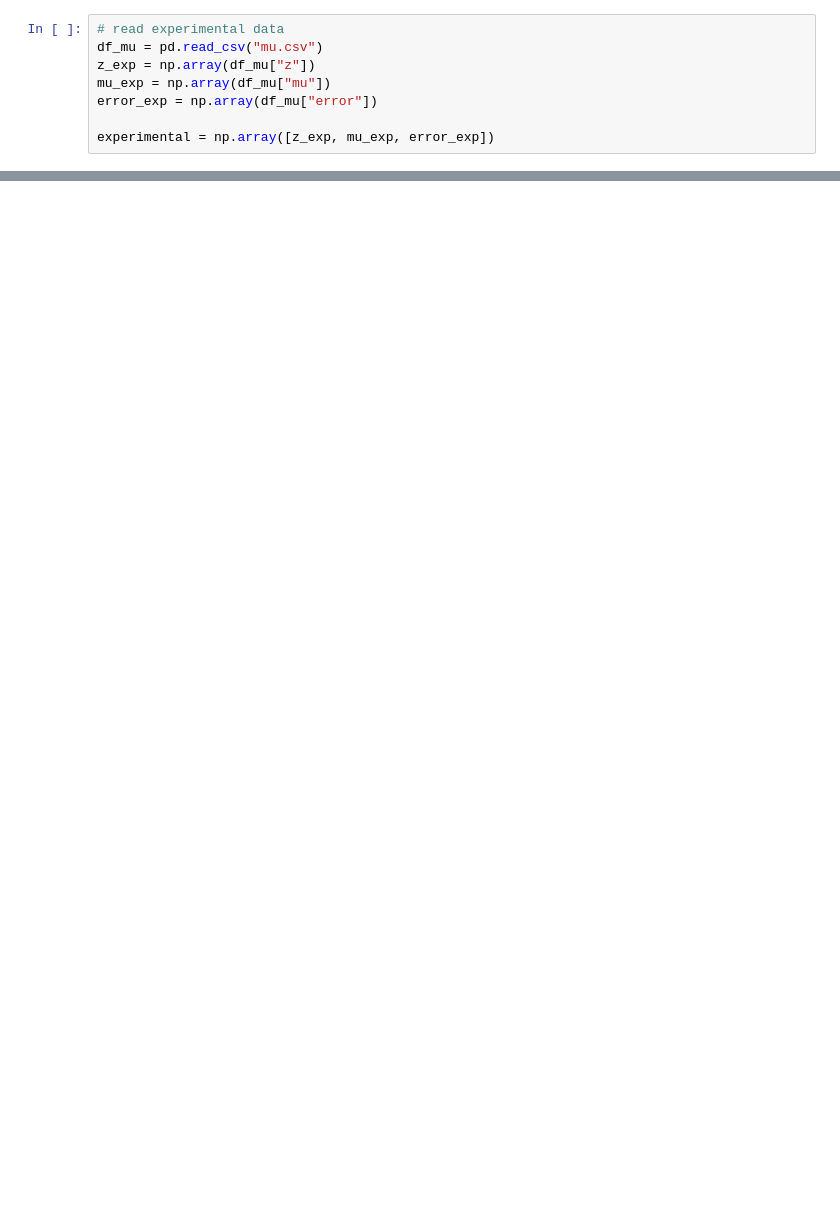
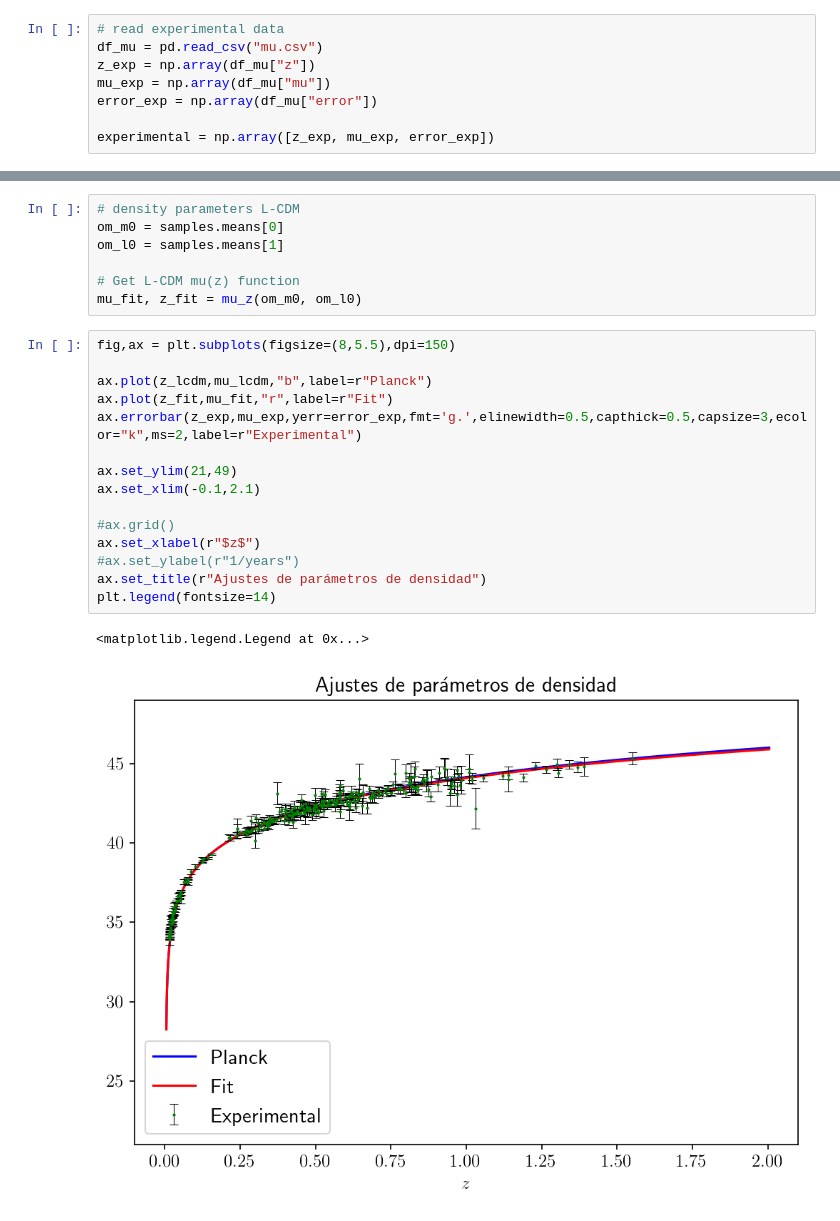
Before and after one commit to ChavezUriel/CosmoProj3, a Jupyter notebook: Supernova_Data_Fit.ipynb, the cells around one changed output, grey strips where cells are left out. Drawn from its saved outputs; the diff is of its cells as text; blank space fills up the shorter version.

Commit message:
Fit to astropy mu(z) function added

```diff
--- a/Supernova_Data_Fit.ipynb
+++ b/Supernova_Data_Fit.ipynb
@@ -205,0 +213,25 @@ Removed no burn in
+# %%
+# density parameters L-CDM
+om_m0 = samples.means[0]
+om_l0 = samples.means[1]
+
+# Get L-CDM mu(z) function
+mu_fit, z_fit = mu_z(om_m0, om_l0)
+# %%
+fig,ax = plt.subplots(figsize=(8,5.5),dpi=150)
+
+ax.plot(z_lcdm,mu_lcdm,"b",label=r"Planck")
+ax.plot(z_fit,mu_fit,"r",label=r"Fit")
+ax.errorbar(z_exp,mu_exp,yerr=error_exp,fmt='g.',elinewidth=0.5,capthick=0.5,capsize=3,ecolor="k",ms=2,label=r"Experimental")
+
+ax.set_ylim(21,49)
+ax.set_xlim(-0.1,2.1)
+
+#ax.grid()
+ax.set_xlabel(r"$z$")
+#ax.set_ylabel(r"1/years")
+ax.set_title(r"Ajustes de parámetros de densidad")
+plt.legend(fontsize=14)
+# %% [output]
+<matplotlib.legend.Legend at 0x...>
+[figure, added]
```
Also changed, not shown: parts of 32 cells of this notebook.
